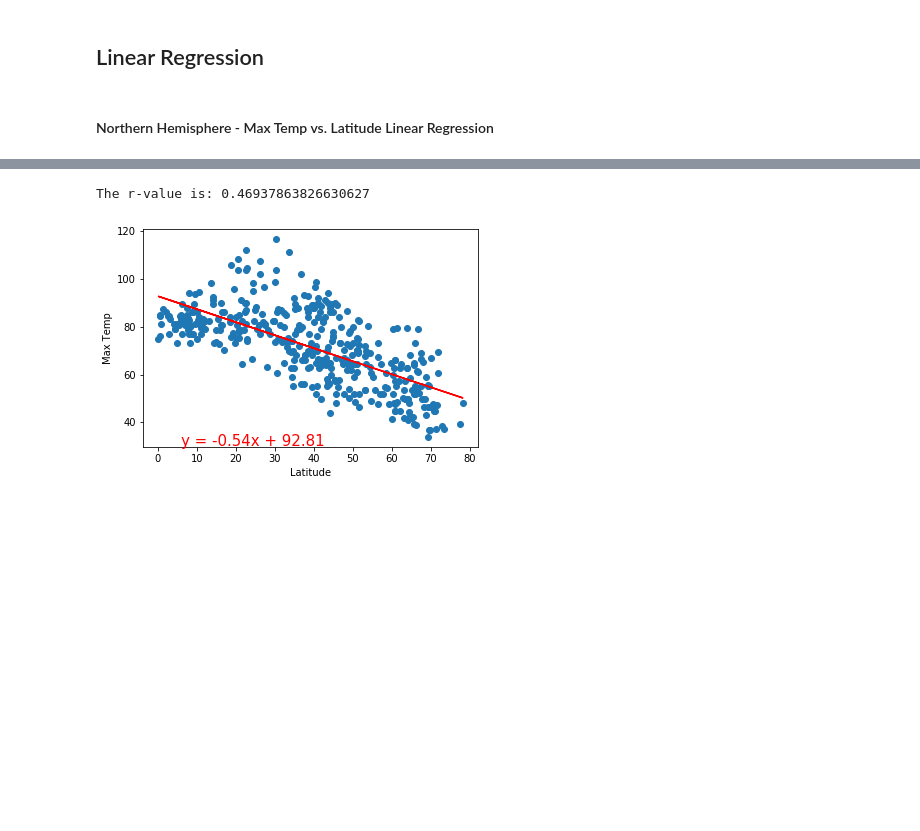
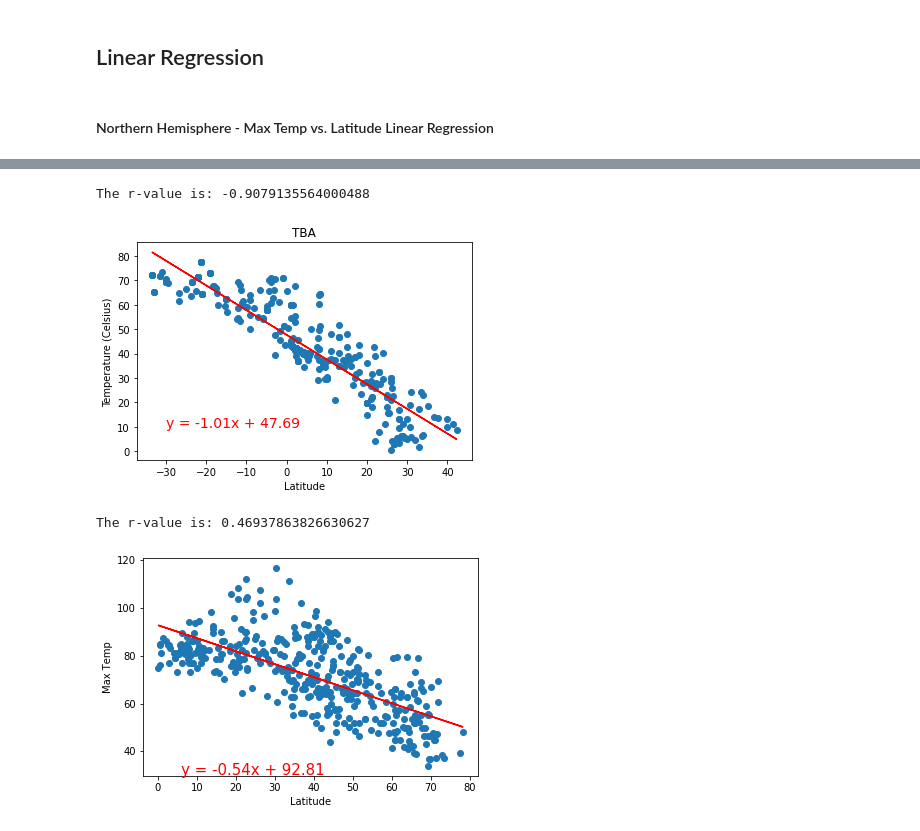
Before and after one commit to thienangiao/python-api-challenge, a Jupyter notebook: WeatherPy/WeatherPy.ipynb, the cells around one changed output, grey strips where cells are left out. Saved outputs shown, nothing was run; the diff lists cells and outputs as text; code cells hidden in the pictures; blank space fills up the shorter version.

```diff
--- a/WeatherPy/WeatherPy.ipynb
+++ b/WeatherPy/WeatherPy.ipynb
@@ -255,3 +256,8 @@ There is no distinct difference in term of wind speed to make a solid conclusion
 ## Linear Regression
 # %% [markdown]
 ####  Northern Hemisphere - Max Temp vs. Latitude Linear Regression
+# %%
+# Create Northern Hemisphere dataframe
+north_df = weather_data.loc[weather_data["Latitude"]>=0,:]
+
+north_df.head()
@@ -258,3 +275,28 @@ There is no distinct difference in term of wind speed to make a solid conclusion
+# %%
+x_values=north_df["Max Temperature (C)"]
+y_values=north_df["Latitude"]
+
+
+#Linear regression model
+(slope, intercept, rvalue, pvalue, stderr) = linregress(x_values,y_values)
+regress_values = x_values * slope + intercept
+line_eq = "y = " + str(round(slope,2)) + "x + " + str(round(intercept,2))
+
+plt.scatter(x_values,y_values)
+plt.plot(x_values,regress_values,"r-")
+
+plt.annotate(line_eq,(-30,10),fontsize=14,color="red")
+
+plt.title("TBA")
+plt.xlabel("Latitude")
+plt.ylabel("Temperature (Celsius)")
+
+# R-value
+print(f"The r-value is: {rvalue}")
+plt.show()
+# %% [output]
+The r-value is: -0.9079135564000488
+[figure, added]
 # %%
 # %% [output]
 The r-value is: 0.46937863826630627
```
Also changed, not shown: parts of 3 cells of this notebook.
